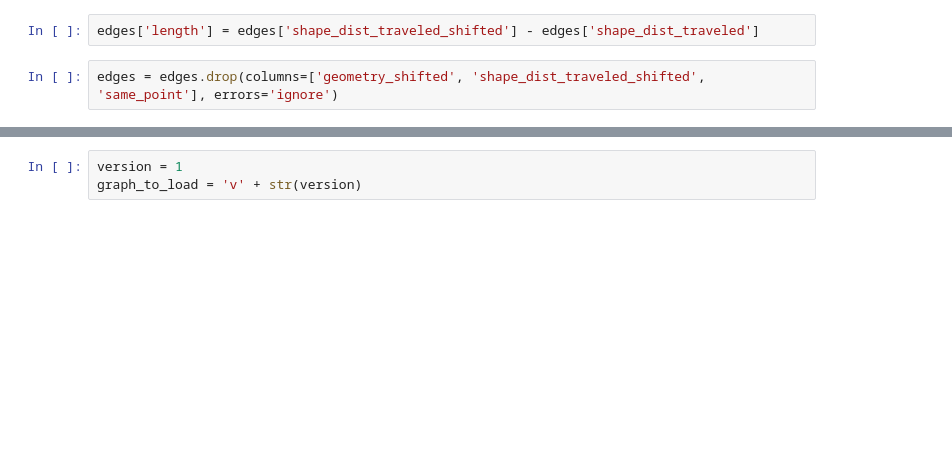
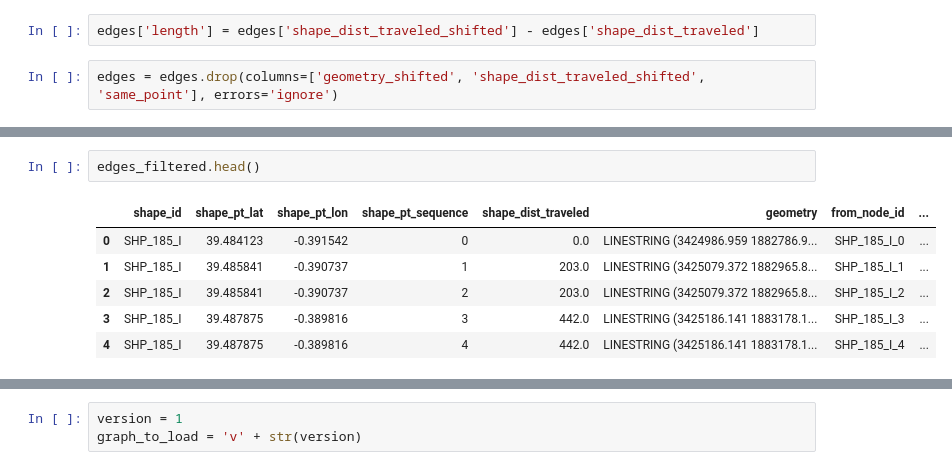
Before and after one commit to andrey-khaletsky/TFM, a Jupyter notebook: emt.ipynb, the cells around one changed output, grey strips where cells are left out. Saved outputs shown, nothing was run; the diff lists cells and outputs as text; blank space fills up the shorter version.

```diff
--- a/emt.ipynb
+++ b/emt.ipynb
@@ -515,0 +554,9 @@ AttributeError: 'NoneType' object has no attribute 'copy'
+# %%
+edges_filtered.head()
+# %% [output]
+|  | shape_id | shape_pt_lat | shape_pt_lon | shape_pt_sequence | shape_dist_traveled | geometry | from_node_id | ... |
+| 0 | SHP_185_I | 39.484123 | -0.391542 | 0 | 0.0 | LINESTRING (3424986.959 1882786.9... | SHP_185_I_0 | ... |
+| 1 | SHP_185_I | 39.485841 | -0.390737 | 1 | 203.0 | LINESTRING (3425079.372 1882965.8... | SHP_185_I_1 | ... |
+| 2 | SHP_185_I | 39.485841 | -0.390737 | 2 | 203.0 | LINESTRING (3425079.372 1882965.8... | SHP_185_I_2 | ... |
+| 3 | SHP_185_I | 39.487875 | -0.389816 | 3 | 442.0 | LINESTRING (3425186.141 1883178.1... | SHP_185_I_3 | ... |
+| 4 | SHP_185_I | 39.487875 | -0.389816 | 4 | 442.0 | LINESTRING (3425186.141 1883178.1... | SHP_185_I_4 | ... |
```
Also changed, not shown: parts of 43 cells of this notebook, 23 other files.
